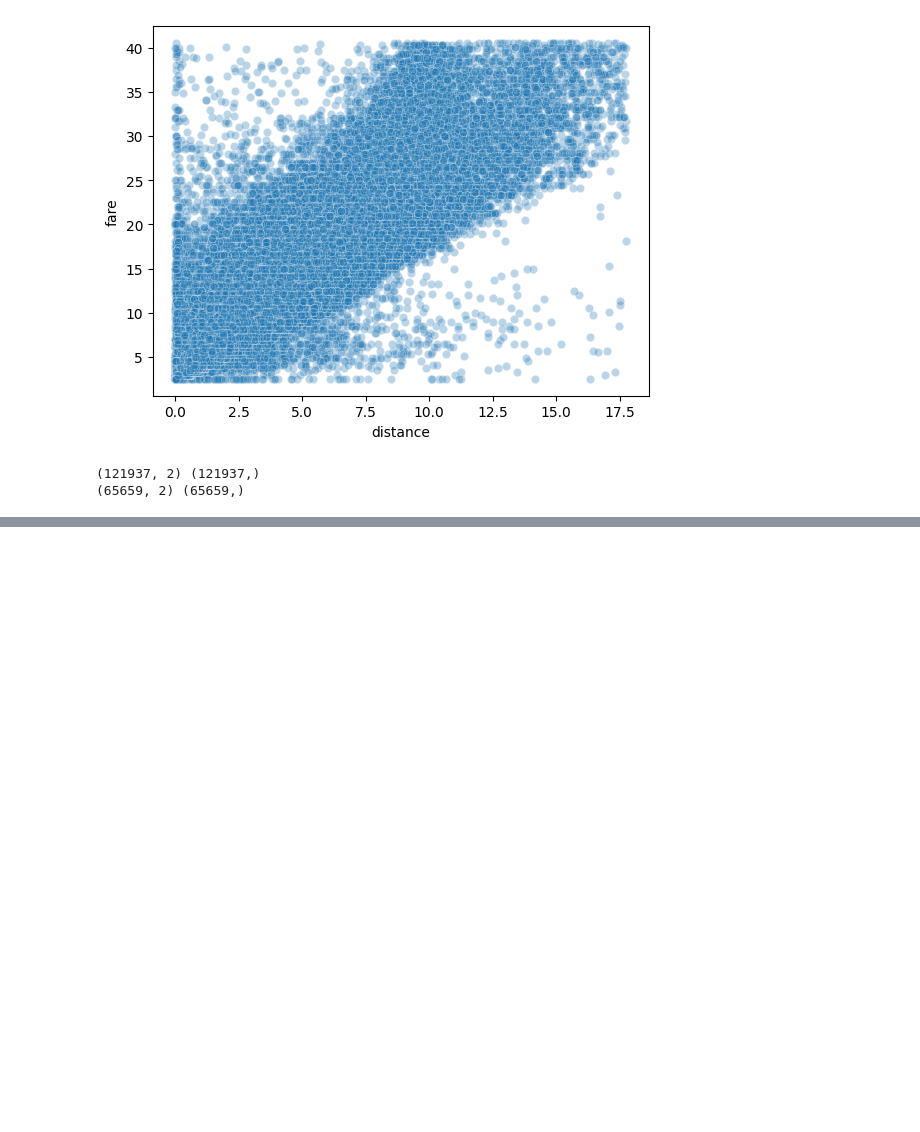
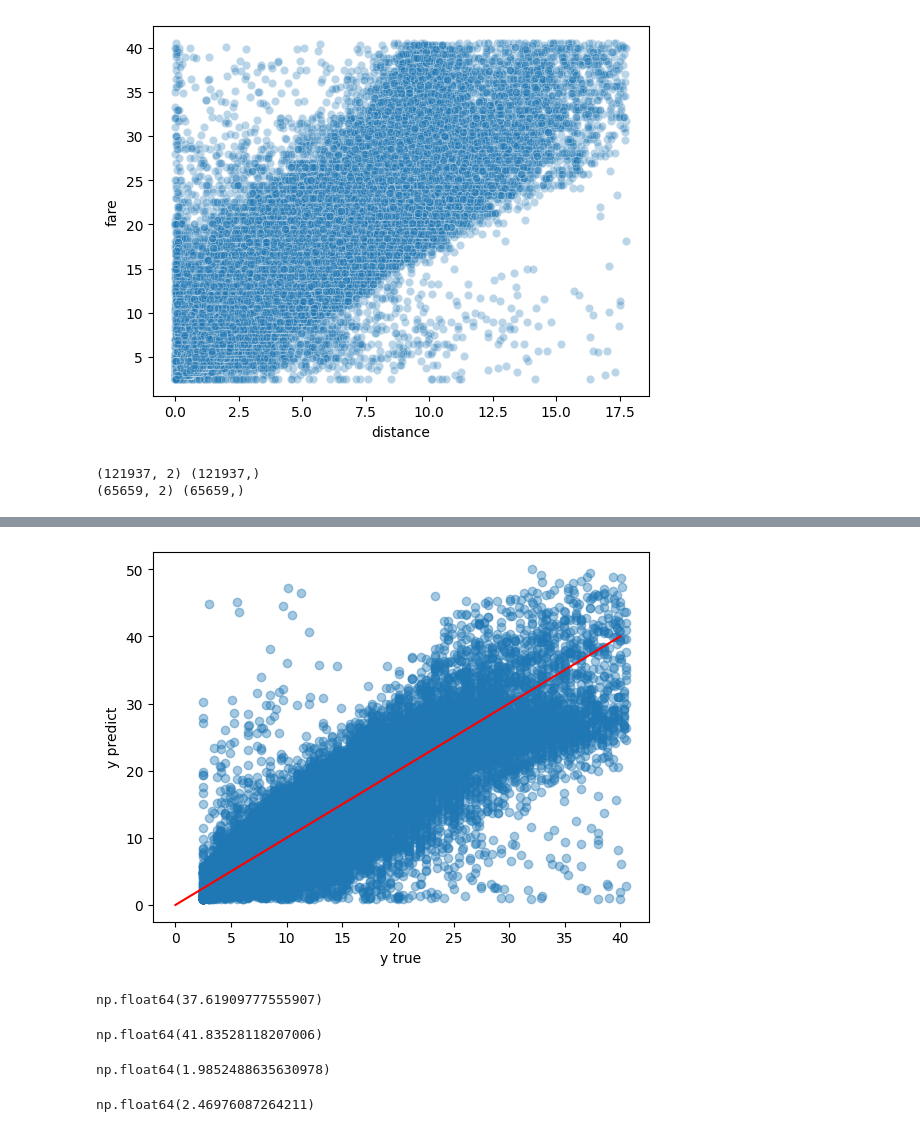
Before and after one commit to MBAhmadi/New-ML, a Jupyter notebook: uber.ipynb, the cells around one changed output, grey strips where cells are left out. Cells and saved outputs as stored; diff of their text form; code cells hidden in the pictures; blank space fills up the shorter version.

```diff
--- a/uber.ipynb
+++ b/uber.ipynb
@@ -350,0 +376,3 @@ xx = np.c_[np.ones((x_train.shape[0])), x_train]
+# %%
+lr2 = LinearRegression(fit_intercept=False)
+lr2.fit(x_train, y_train)
@@ -350,0 +418,11 @@ xx = np.c_[np.ones((x_train.shape[0])), x_train]
+# %%
+y_pred2 = lr2.predict(x_test)
+# %%
+plt.scatter(y_test, y_pred2, alpha=0.4)
+plt.plot(np.linspace(0, 40, 100),
+         np.linspace(0, 40, 100),
+         c = 'red')
+plt.xlabel('y true')
+plt.ylabel('y predict');
+# %% [output]
+[figure, added]
@@ -350,0 +435,16 @@ xx = np.c_[np.ones((x_train.shape[0])), x_train]
+# %%
+max_error(y_true=y_test, y_pred=y_pred1)
+# %% [output]
+np.float64(37.61909777555907)
+# %%
+max_error(y_true=y_test, y_pred=y_pred2)
+# %% [output]
+np.float64(41.83528118207006)
+# %%
+mean_absolute_error(y_true=y_test, y_pred=y_pred1)
+# %% [output]
+np.float64(1.9852488635630978)
+# %%
+mean_absolute_error(y_true=y_test, y_pred=y_pred2)
+# %% [output]
+np.float64(2.46976087264211)
```
Also changed, not shown: parts of 26 cells of this notebook.
